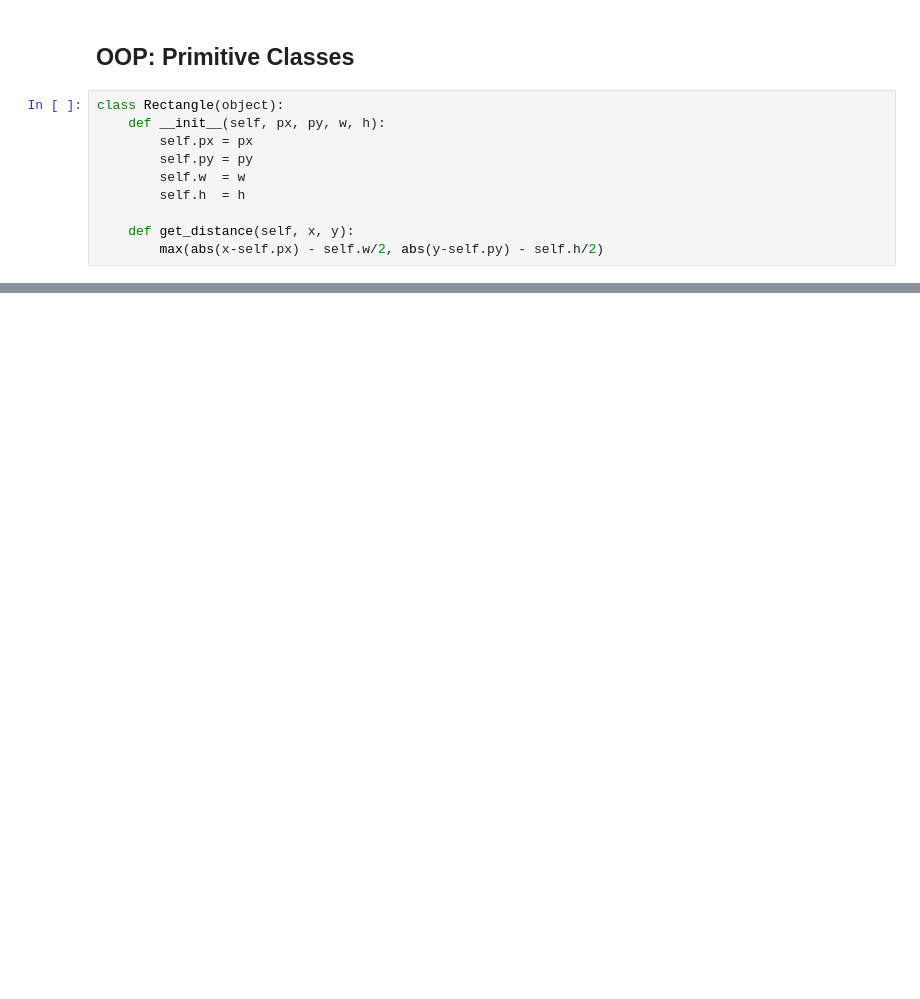
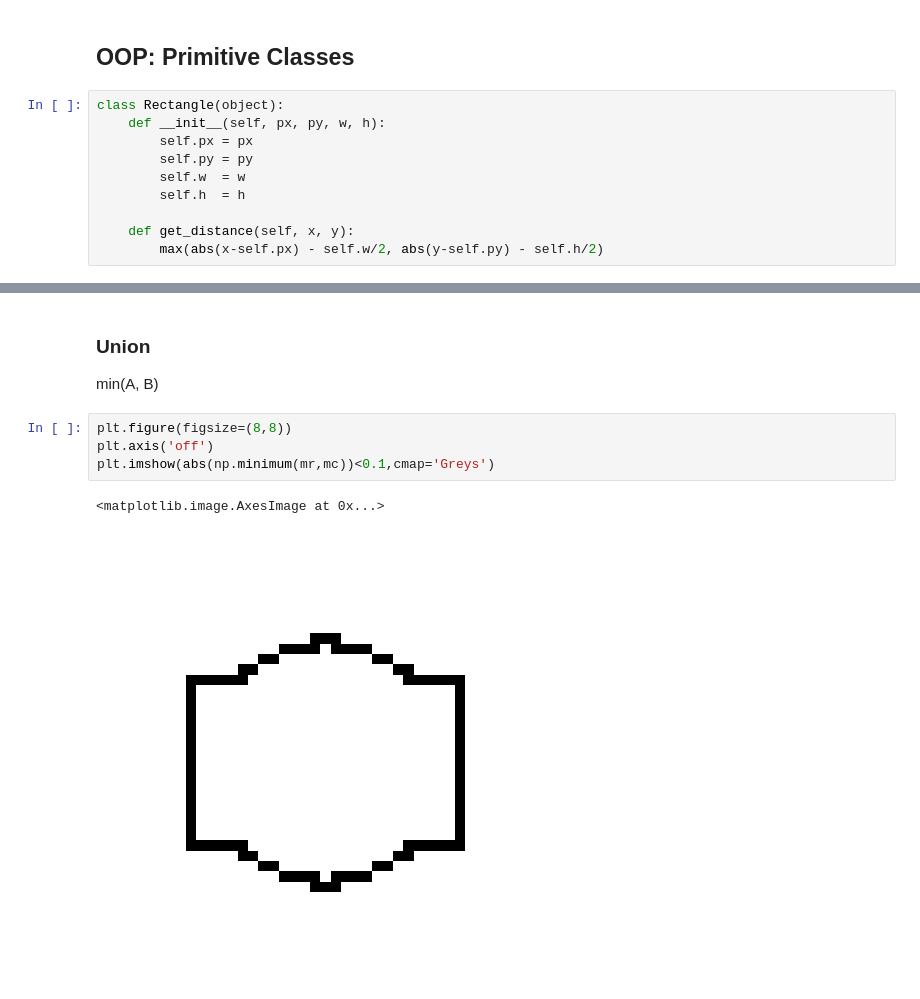
Before and after one commit to compas-teaching/ITA19, a Jupyter notebook: modules/module8/volmod.ipynb, the cells around one changed output, grey strips where cells are left out. Saved outputs shown, nothing was run; the diff lists cells and outputs as text; blank space fills up the shorter version.

```diff
--- a/modules/module8/volmod.ipynb
+++ b/modules/module8/volmod.ipynb
@@ -130,0 +143,10 @@ class Rectangle(object):
+# %% [markdown]
+### Union
+min(A, B)
+# %%
+plt.figure(figsize=(8,8))
+plt.axis('off')
+plt.imshow(abs(np.minimum(mr,mc))<0.1,cmap='Greys')
+# %% [output]
+<matplotlib.image.AxesImage at 0x...>
+[figure, added]
```
Also changed, not shown: parts of 12 cells of this notebook.
